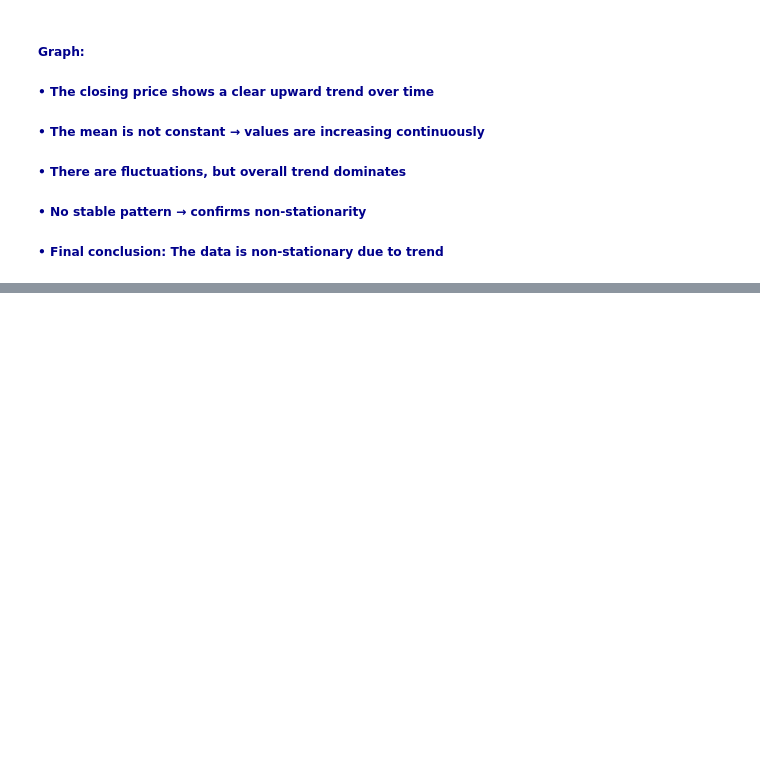
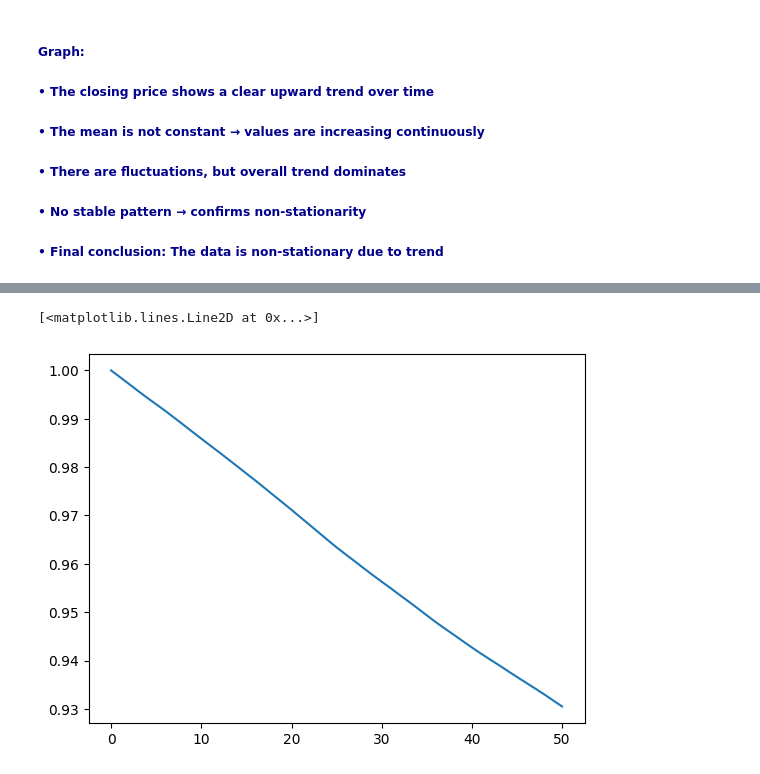
Before and after one commit to gowriabinesh-ds/Time-Series-Analysis, a Jupyter notebook: 2. Stationarity.ipynb, the cells around one changed output, grey strips where cells are left out. Cells and saved outputs as stored; diff of their text form; code cells hidden in the pictures; blank space fills up the shorter version.

```diff
--- a/2. Stationarity.ipynb
+++ b/2. Stationarity.ipynb
@@ -216,0 +234,5 @@ Graph:<br><br>
+# %%
+plt.plot(acf(dataset["Close"], nlags=50))
+# %% [output]
+[<matplotlib.lines.Line2D at 0x...>]
+[figure, added]
```
Also changed, not shown: parts of 11 cells of this notebook.
